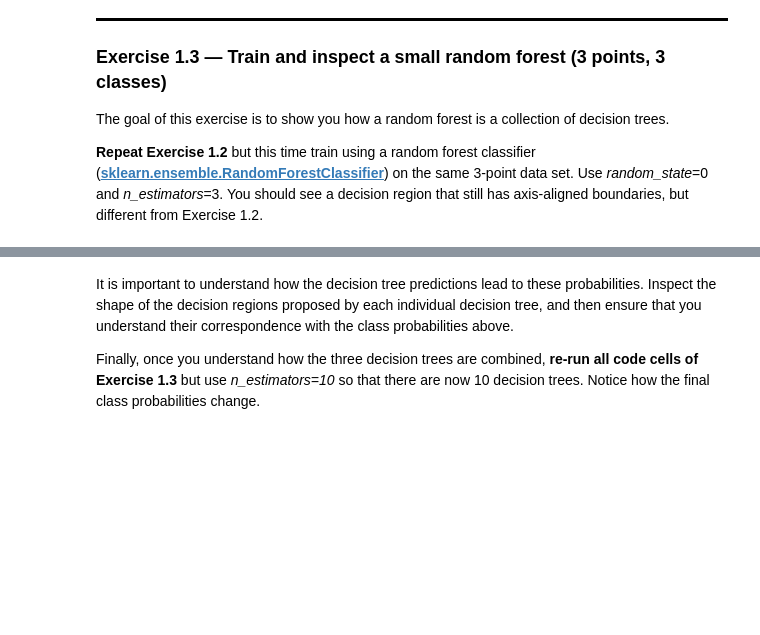
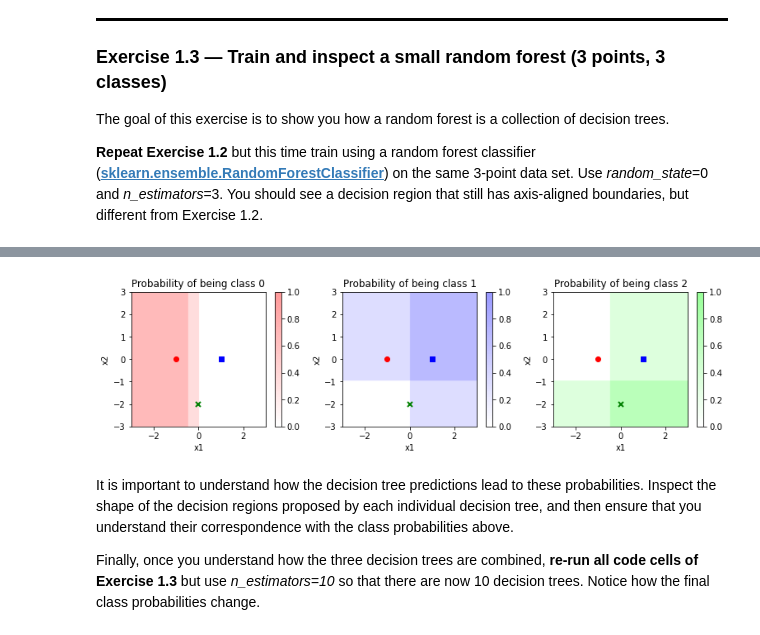
Before and after one commit to alimus22/SOEN, a Jupyter notebook: COMP432/lab6/lab6-exercises.ipynb, the cells around one changed output, grey strips where cells are left out. Saved outputs shown, nothing was run; the diff lists cells and outputs as text; code cells hidden in the pictures; blank space fills up the shorter version.

```diff
--- a/COMP432/lab6/lab6-exercises.ipynb
+++ b/COMP432/lab6/lab6-exercises.ipynb
@@ -176,3 +228,14 @@ It's important not to confuse the number of trees with the number of classes, wh
+# %%
+# Your code here. Aim for 7-8 lines.
+fig, ax = plt.subplots(figsize = (13, 3), ncols=3);
+for i in range(3):
+    plt.subplot(131 + i);
+    ax[i].title.set_text(f'Probability of being class {i}')
+    plot_class_probability(randomForest, i);
+    plot_data(X, y);
+    plt.colorbar(ax=ax[i])
+# %% [output]
+[figure, added]
 # %% [markdown]
 It is important to understand how the decision tree predictions lead to these probabilities. Inspect the shape of the decision regions proposed by each individual decision tree, and then ensure that you understand their correspondence with the class probabilities above.
 
```
Also changed, not shown: parts of 14 cells of this notebook.
